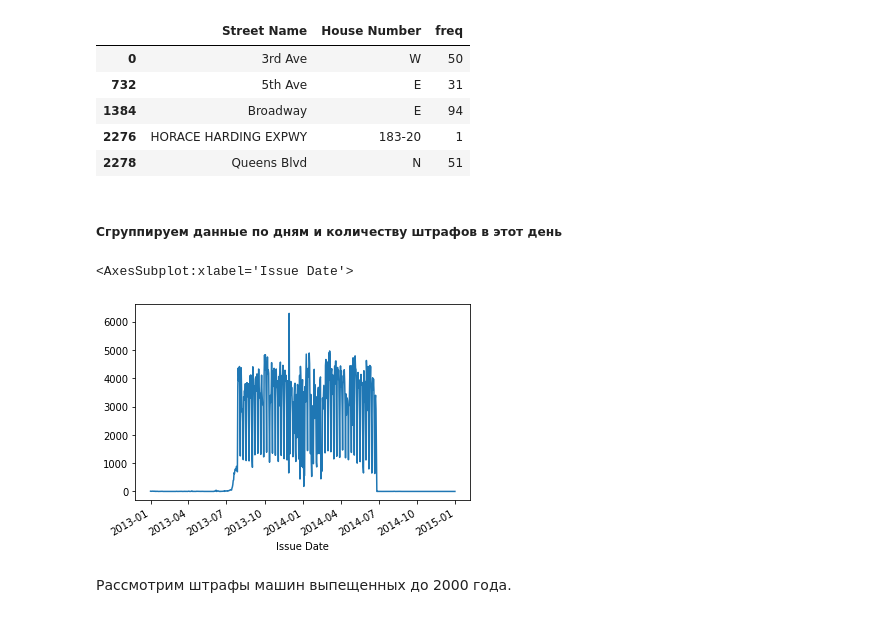
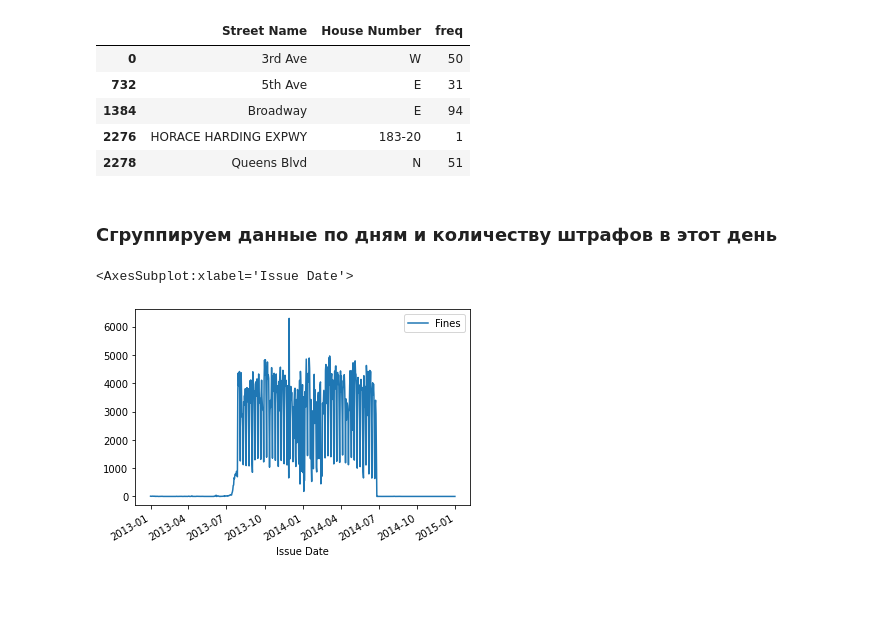
Before and after one commit to FStrean/NYC-Parking-Tickets-Analisis, a Jupyter notebook: NYC-Parking-Tickets-Analisis.ipynb, the cells around one changed output. Drawn from its saved outputs; the diff is of its cells as text; code cells hidden in the pictures; blank space fills up the shorter version.

```diff
--- a/NYC-Parking-Tickets-Analisis.ipynb
+++ b/NYC-Parking-Tickets-Analisis.ipynb
@@ -314,12 +314,12 @@ dataset.loc[dataset['Street Name'].isin(dataset.loc[(dataset['Vehicle Make']=='H
 | 1384 | Broadway | E | 94 |
 | 2276 | HORACE HARDING EXPWY | 183-20 | 1 |
 | 2278 | Queens Blvd | N | 51 |
-# %% [markdown]
-##### Сгруппируем данные по дням и количеству штрафов в этот день
-# %%
-finecount_bydate = dataset['Vehicle Year'].reset_index().groupby(['Issue Date'])['Issue Date'].agg('count')
-finecount_bydate.plot()
-# %% [output]
-<AxesSubplot:xlabel='Issue Date'>
-[figure, removed]
+# %% [markdown]
+### Сгруппируем данные по дням и количеству штрафов в этот день
+# %%
+finecount_bydate = pd.DataFrame(dataset['Vehicle Year'].reset_index().groupby(['Issue Date'])['Issue Date'].agg('count')).rename(columns={'Issue Date' : 'Fines'})
+finecount_bydate.plot()
+# %% [output]
+<AxesSubplot:xlabel='Issue Date'>
+[figure, added]
 # %%
@@ -335,2 +334,0 @@ finecount_bydate_after2000 = { 'ALL' : dataset.loc[dataset['Vehicle Year'] >= 20
-# %% [markdown]
-Рассмотрим штрафы машин выпещенных до 2000 года.
```
Also changed, not shown: parts of 59 cells of this notebook.
